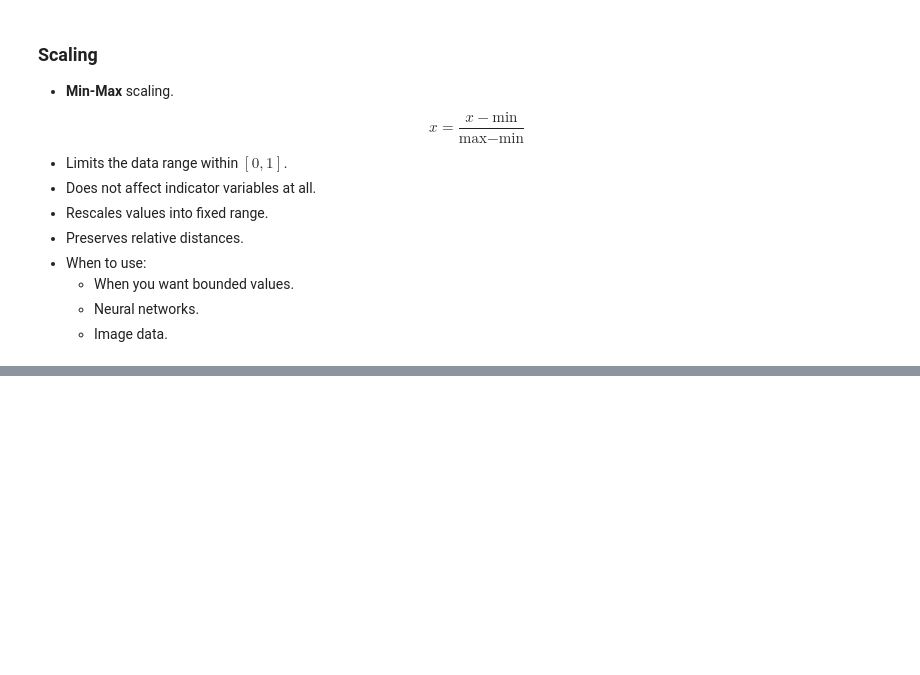
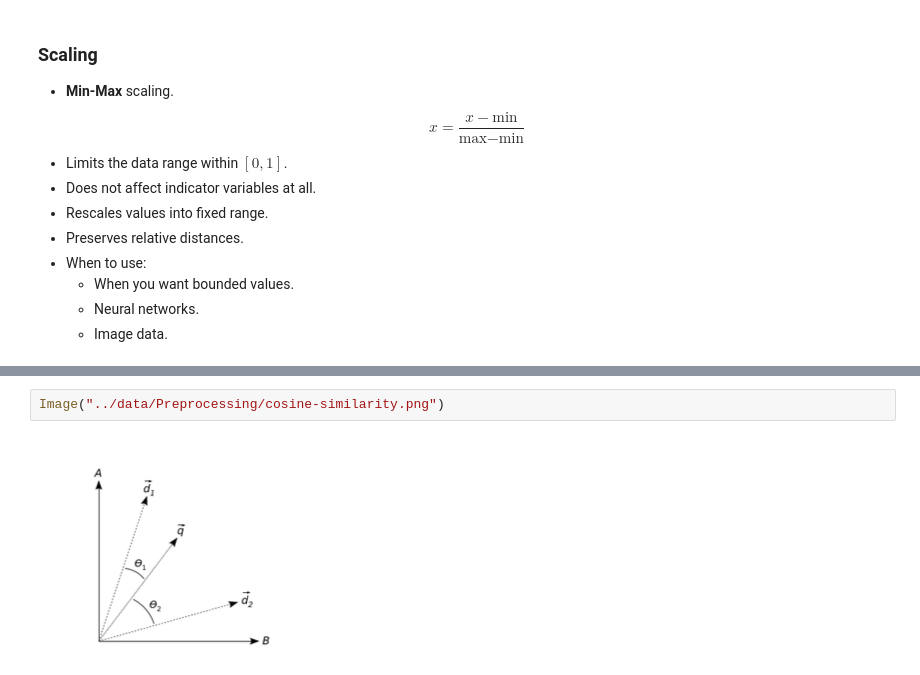
Before and after one commit to jlee2843/DS-Book, a Jupyter notebook: notes/Preprocessing.ipynb, the cells around one changed output, grey strips where cells are left out. Drawn from its saved outputs; the diff is of its cells as text; blank space fills up the shorter version.

```diff
--- a/notes/Preprocessing.ipynb
+++ b/notes/Preprocessing.ipynb
@@ -36,0 +80,4 @@ $$ x = \frac{x-\text{min}}{\text{max} - \text{min}}$$
+# %%
+Image("../data/Preprocessing/cosine-similarity.png")
+# %% [output]
+[figure, added]
```
Also changed, not shown: parts of 9 cells of this notebook, 6 other files.
